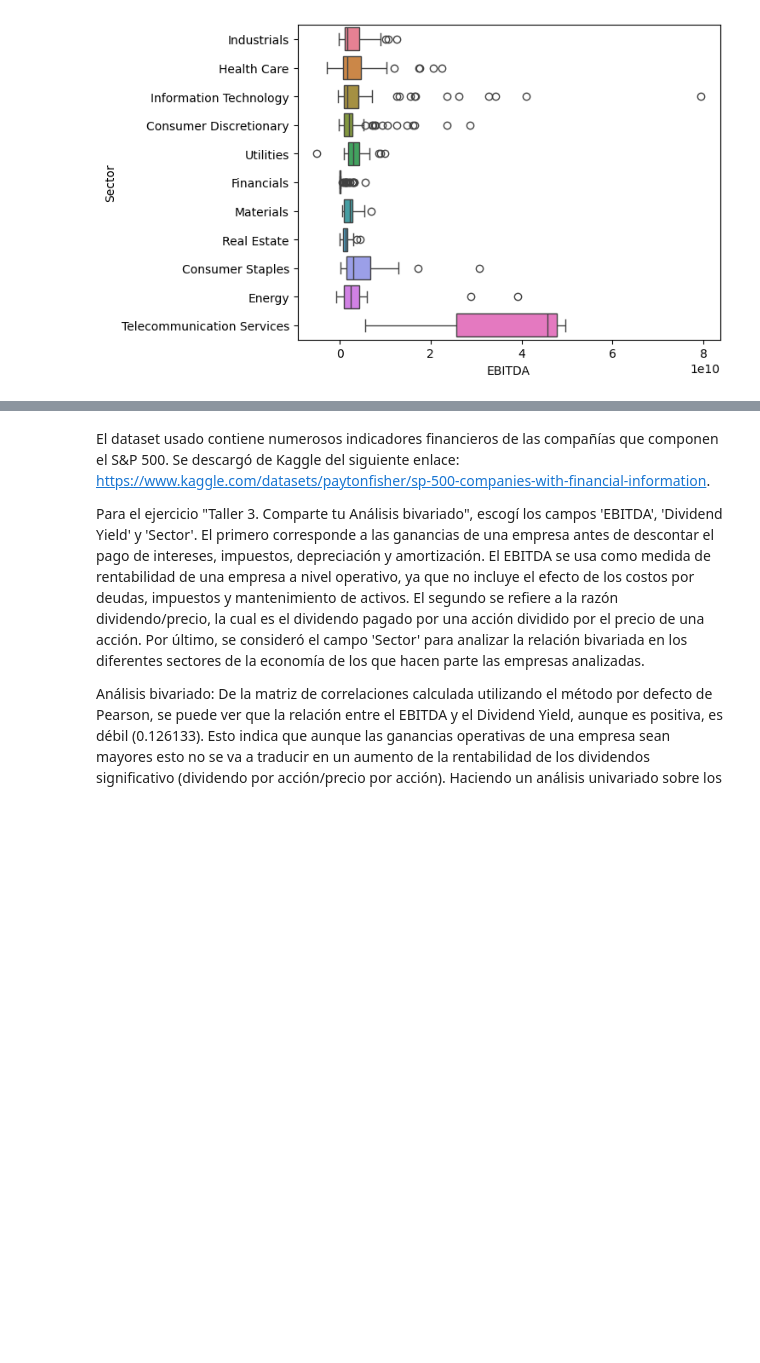
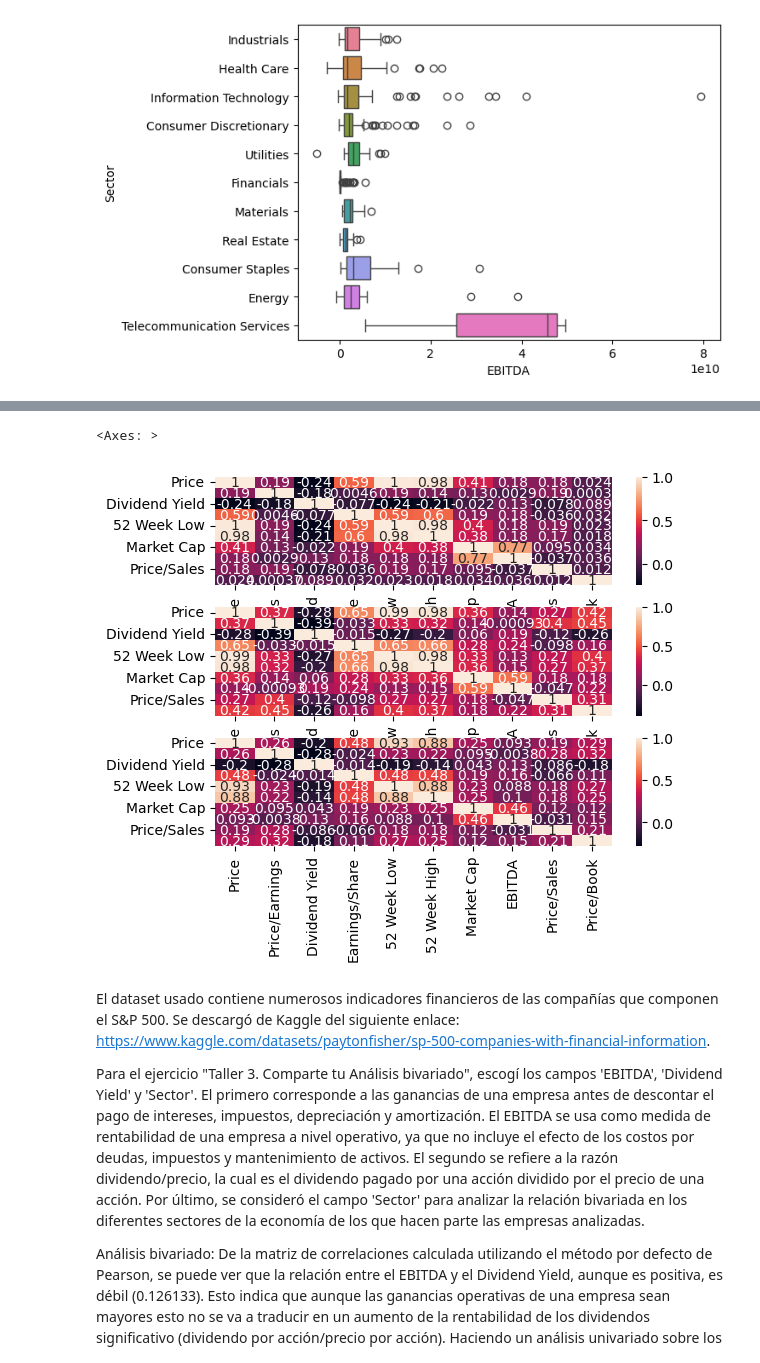
Before and after one commit to LupumGriseo/Proyectos-AED, a Jupyter notebook: Analisis_bivariado.ipynb, the cells around one changed output, grey strips where cells are left out. Drawn from its saved outputs; the diff is of its cells as text; code cells hidden in the pictures; blank space fills up the shorter version.

```diff
--- a/Analisis_bivariado.ipynb
+++ b/Analisis_bivariado.ipynb
@@ -55,6 +55,14 @@ df.corr(numeric_only=True)
 | EBITDA | 0.180321 | 0.002950 | 0.126133 | 0.180583 | 0.176277 | 0.179666 | 0.771344 | ... |
 | Price/Sales | 0.181625 | 0.188558 | -0.077724 | -0.036178 | 0.188823 | 0.173721 | 0.095249 | ... |
 | Price/Book | 0.023637 | 0.000366 | 0.089369 | 0.032254 | 0.023322 | 0.017794 | 0.034411 | ... |
+# %%
+fig, axs = plt.subplots(nrows=3)
+sns.heatmap(df.corr(numeric_only=True), annot = True, ax = axs[0])
+sns.heatmap(df.corr(numeric_only=True, method = "spearman"), annot = True, ax = axs[1])
+sns.heatmap(df.corr(numeric_only=True, method = "kendall"), annot = True, ax = axs[2])
+# %% [output]
+<Axes: >
+[figure, added]
 # %% [markdown]
 El dataset usado contiene numerosos indicadores financieros de las compañías que componen el S&P 500. Se descargó de Kaggle del siguiente enlace: https://www.kaggle.com/datasets/paytonfisher/sp-500-companies-with-financial-information.
 
```
Also changed, not shown: parts of 1 cell of this notebook.
